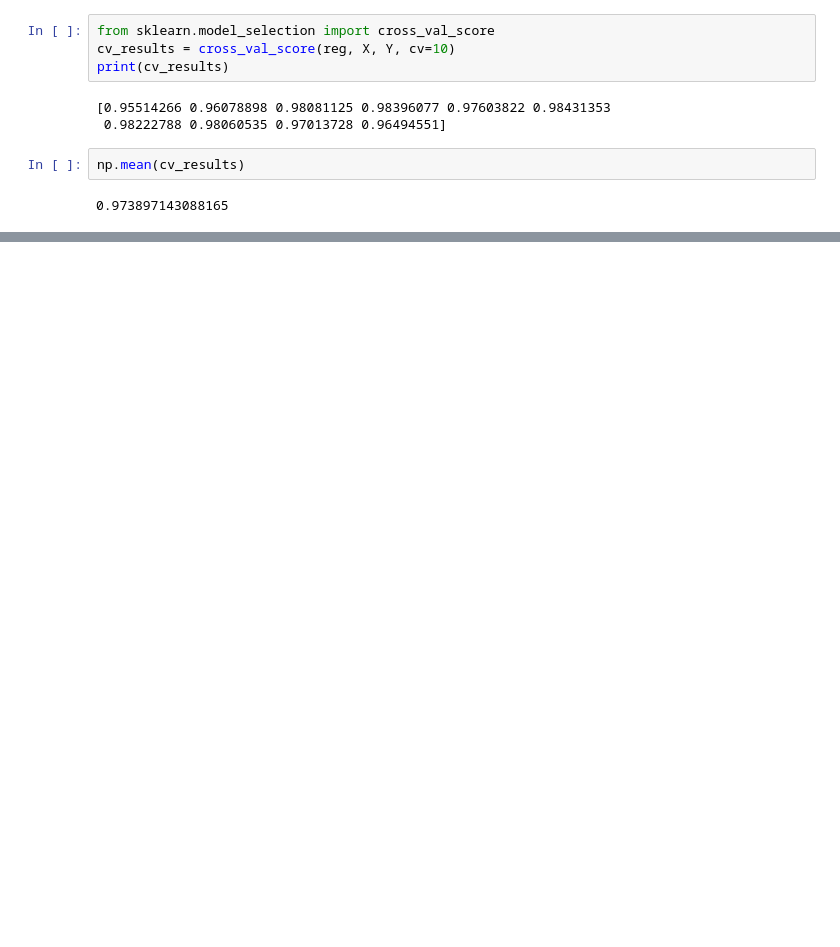
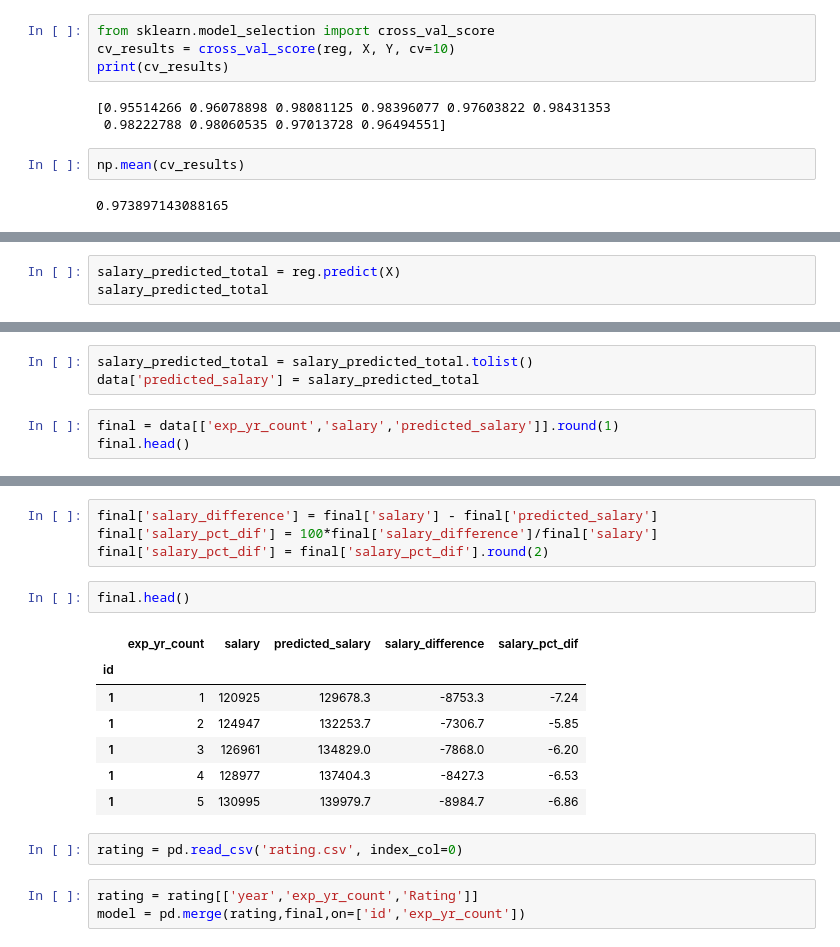
Before and after one commit to vrc-vinodh/mock-data-generation, a Jupyter notebook: prediction/salary-regression-model.ipynb, the cells around one changed output, grey strips where cells are left out. Saved outputs shown, nothing was run; the diff lists cells and outputs as text; blank space fills up the shorter version.

```diff
--- a/prediction/salary-regression-model.ipynb
+++ b/prediction/salary-regression-model.ipynb
@@ -133,0 +143,3 @@ print(cv_results)
+# %%
+salary_predicted_total = reg.predict(X)
+salary_predicted_total
@@ -133,0 +149,6 @@ print(cv_results)
+# %%
+salary_predicted_total = salary_predicted_total.tolist()
+data['predicted_salary'] = salary_predicted_total
+# %%
+final = data[['exp_yr_count','salary','predicted_salary']].round(1)
+final.head()
@@ -133,0 +163,19 @@ print(cv_results)
+# %%
+final['salary_difference'] = final['salary'] - final['predicted_salary']
+final['salary_pct_dif'] = 100*final['salary_difference']/final['salary']
+final['salary_pct_dif'] = final['salary_pct_dif'].round(2)
+# %%
+final.head()
+# %% [output]
+|  | exp_yr_count | salary | predicted_salary | salary_difference | salary_pct_dif |
+| id |  |  |  |  |  |
+| 1 | 1 | 120925 | 129678.3 | -8753.3 | -7.24 |
+| 1 | 2 | 124947 | 132253.7 | -7306.7 | -5.85 |
+| 1 | 3 | 126961 | 134829.0 | -7868.0 | -6.20 |
+| 1 | 4 | 128977 | 137404.3 | -8427.3 | -6.53 |
+| 1 | 5 | 130995 | 139979.7 | -8984.7 | -6.86 |
+# %%
+rating = pd.read_csv('rating.csv', index_col=0)
+# %%
+rating = rating[['year','exp_yr_count','Rating']]
+model = pd.merge(rating,final,on=['id','exp_yr_count'])
```
Also changed, not shown: parts of 16 cells of this notebook.
